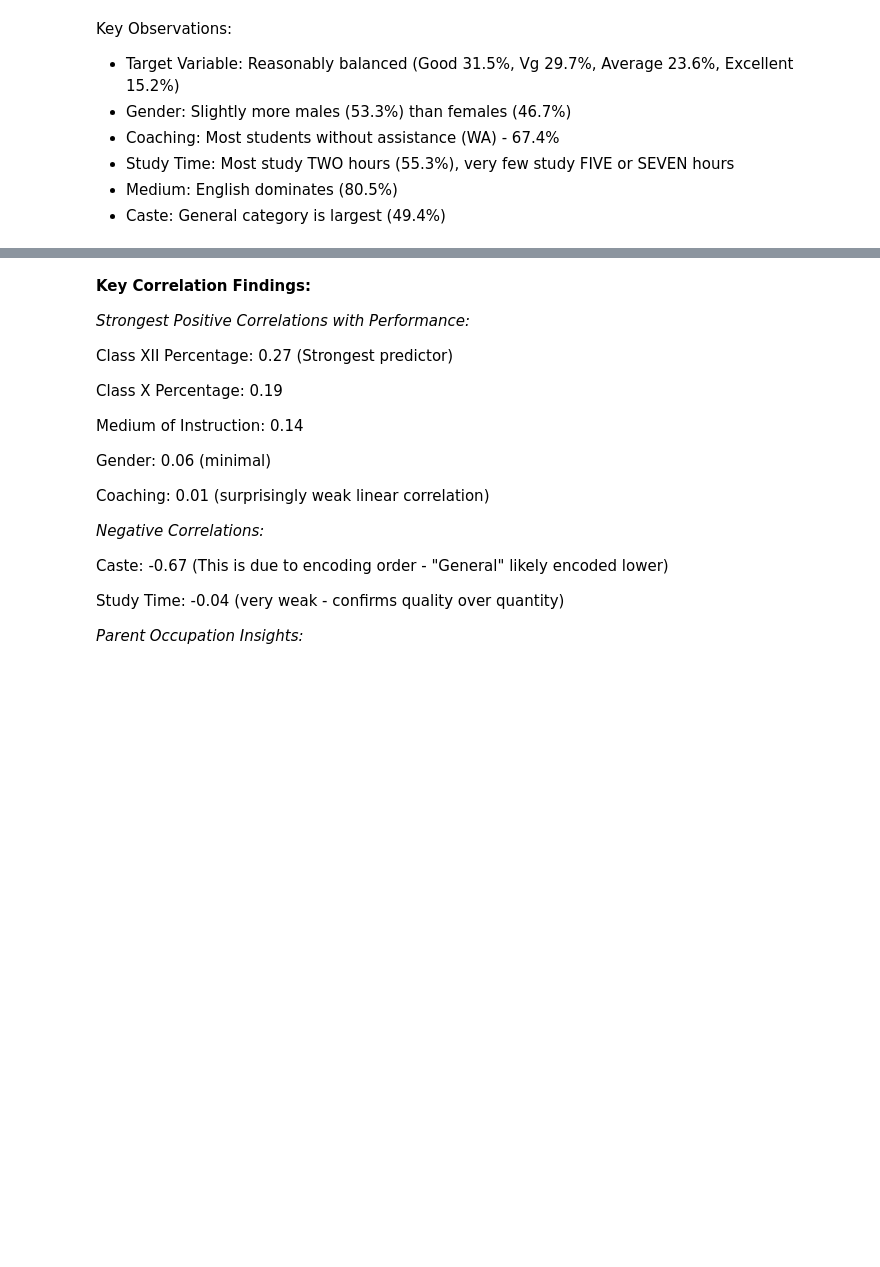
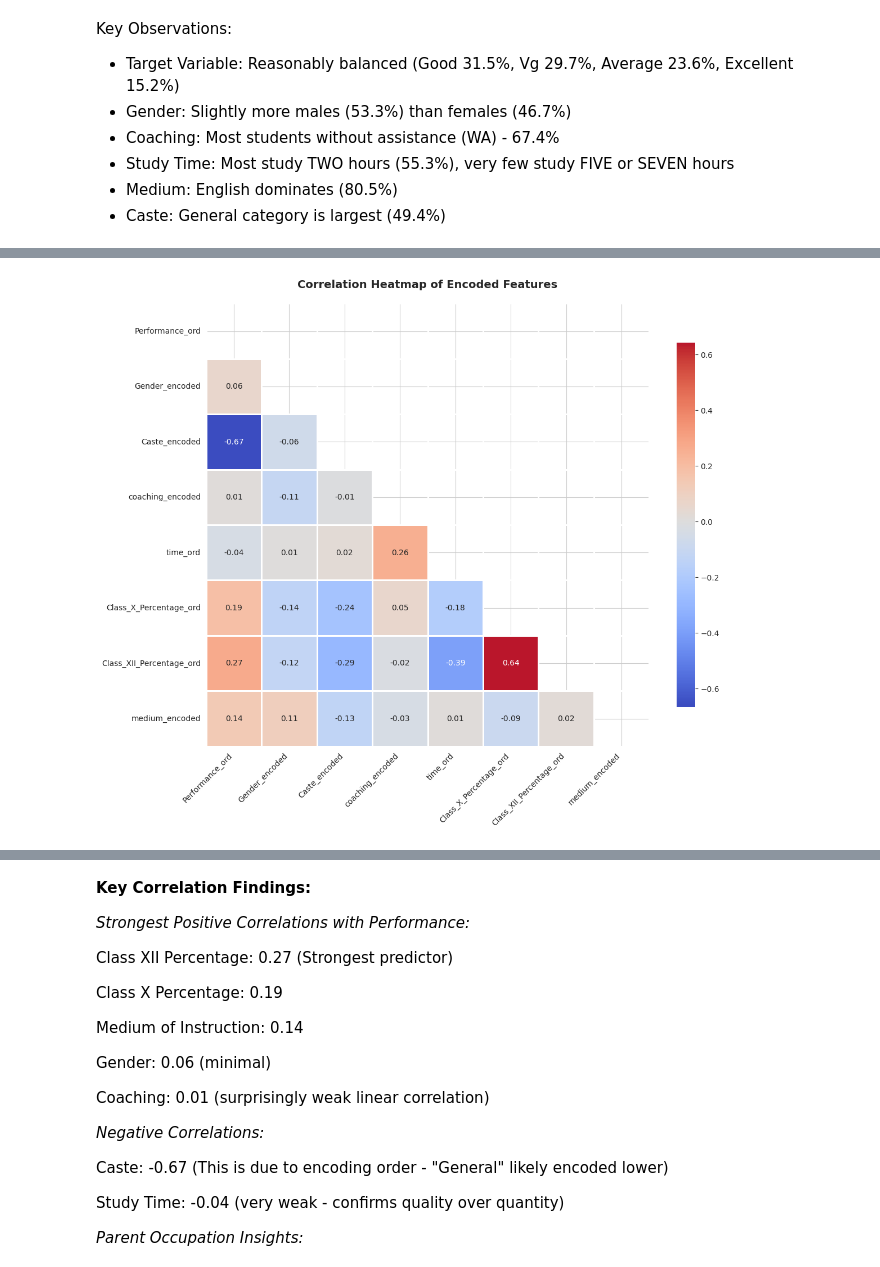
Before and after one commit to Lia1566/mlops-eq16, a Jupyter notebook: notebooks/mlops-eq16_notebooks_phase1_team16.ipynb, the cells around one changed output, grey strips where cells are left out. Drawn from its saved outputs; the diff is of its cells as text; code cells hidden in the pictures; blank space fills up the shorter version.

```diff
--- a/notebooks/mlops-eq16_notebooks_phase1_team16.ipynb
+++ b/notebooks/mlops-eq16_notebooks_phase1_team16.ipynb
@@ -75,33 +183,11 @@ Missing Values & Unique Value Analysis
 # %%
-#Missing Values Analysis
-print("="*80)
-print('MISSING VALUE ANALYSIS:')
-print("="*80)
-missing = df.isnull().sum()
-missing_pct = (df.isnull().sum() / len(df)) * 100
-missing_df = pd.DataFrame({
-    'Missing_Count': missing,
-    'Percentage': missing_pct
-})
-print(missing_df)
-
-print("="*80)
-print("UNIQUE VALUES PER COLUMN")
-print("="*80)
-for col in df.columns:
-    print(f"\n{col}:")
-    print(f"  Unique values: {df[col].nunique()}")
-    print(f"  Values: {df[col].unique()[:10]}")  # Show first 10 unique values
-
 print("="*80)
 print("VALUE COUNTS FOR EACH CATEGORICAL COLUMN")
 print("="*80)
 
 for col in df.columns:
-    print(f"\n{'='*80}")
     print(f"{col.upper()}")
-    print(f"{'='*80}")
-    print(df[col].value_counts())
+    display(df[col].value_counts().to_frame().reset_index())
     print()
 # %% [output]
 ================================================================================
@@ -404 +545,21 @@ Correlation Heatmap & Parent Occupation Analysis
+# %%
+# Select numeric columns for correlation
+numeric_cols = ['Performance_ord', 'Gender_encoded', 'Caste_encoded', 'coaching_encoded',
+                'time_ord', 'Class_X_Percentage_ord', 'Class_XII_Percentage_ord', 'medium_encoded']
+
+# Get the correlation matrix
+correlation_matrix = df_encoded[numeric_cols].corr()
+mask = np.triu(np.ones_like(correlation_matrix, dtype=bool))
+
+# Create heatmap
+plt.figure(figsize=(12, 10))
+sns.heatmap(correlation_matrix, annot=True, fmt='.2f', cmap='coolwarm', center=0,
+            square=True, linewidths=1, cbar_kws={"shrink": 0.8}, mask=mask)
+plt.title('Correlation Heatmap of Encoded Features', fontsize=14, fontweight='bold', pad=20)
+plt.xticks(rotation=45, ha='right')
+plt.yticks(rotation=0)
+plt.tight_layout()
+plt.show()
+# %% [output]
+[figure, added]
 # %%
```
Also changed, not shown: parts of 46 cells of this notebook.
